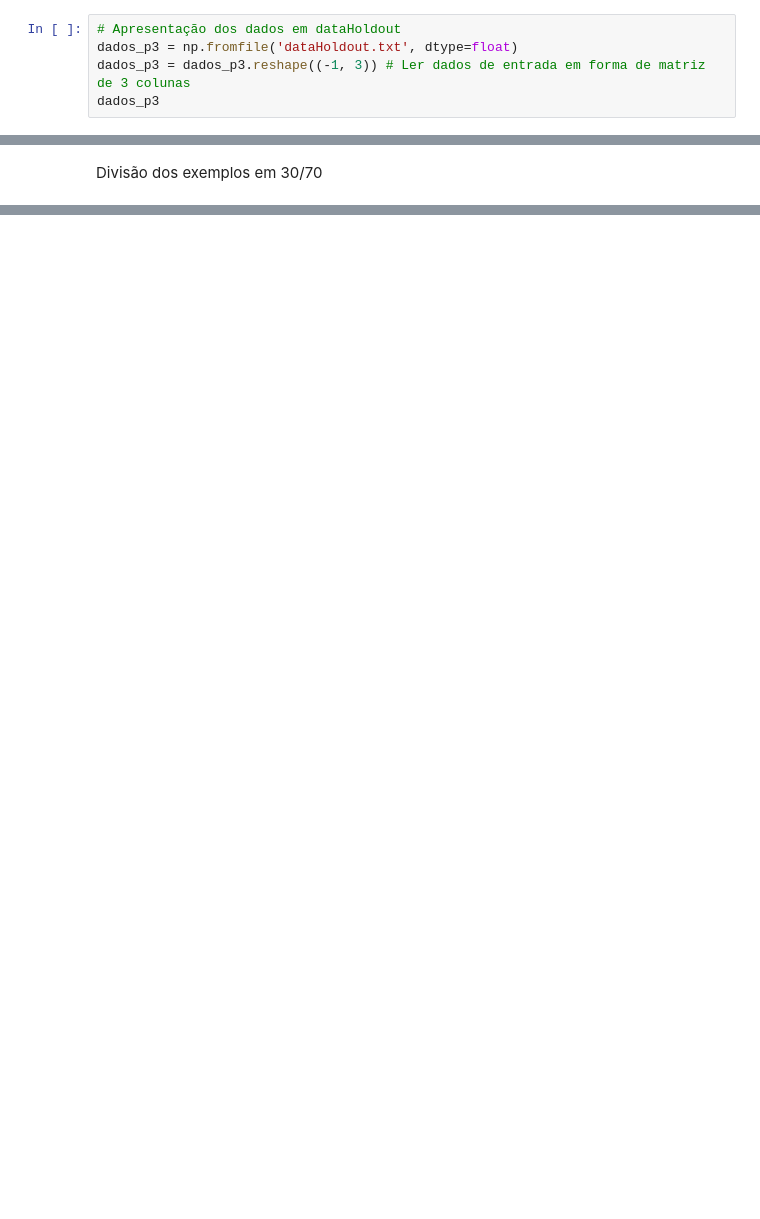
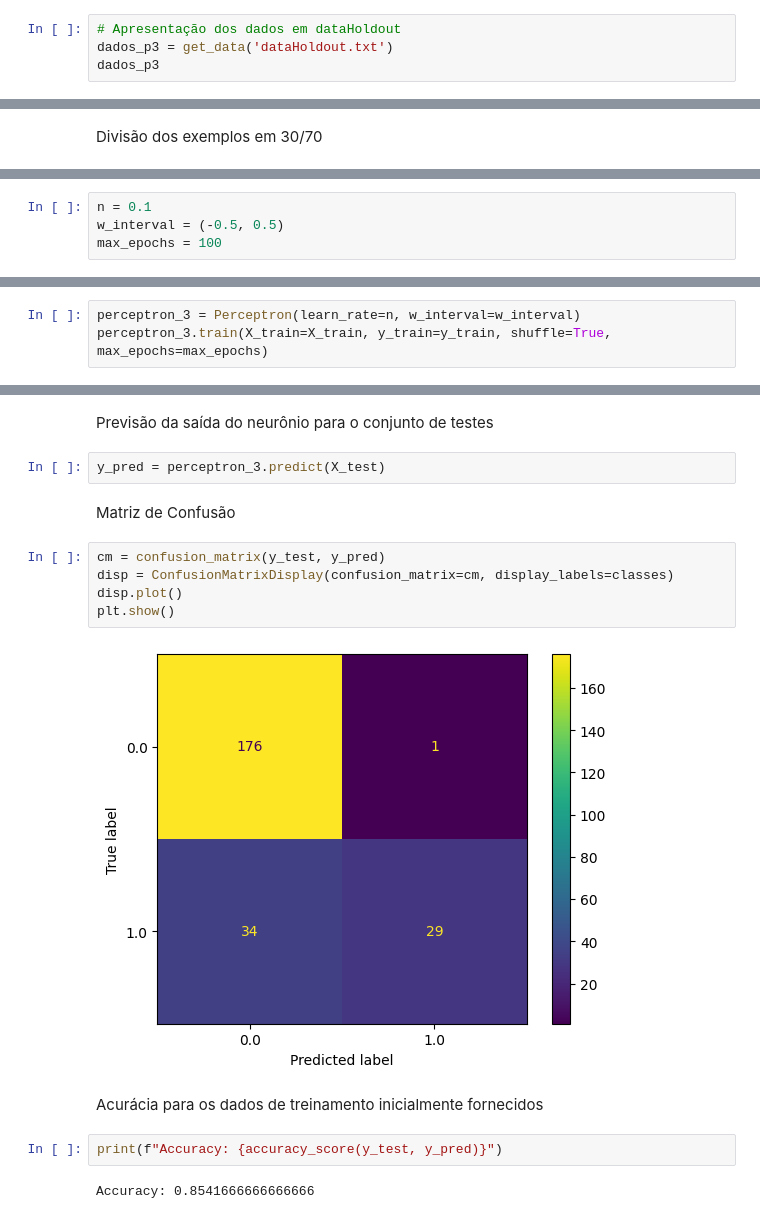
Before and after one commit to PedroYutaroUEA/RNA_PP2.1, a Jupyter notebook: RNA_P21.ipynb, the cells around one changed output, grey strips where cells are left out. Drawn from its saved outputs; the diff is of its cells as text; blank space fills up the shorter version.

```diff
--- a/RNA_P21.ipynb
+++ b/RNA_P21.ipynb
@@ -268,8 +314,7 @@ A pior configuração apresentada nesse experimento foi Taxa de Aprendizado = 0.
 Importando os dados
 # %%
 # Apresentação dos dados em dataHoldout
-dados_p3 = np.fromfile('dataHoldout.txt', dtype=float)
-dados_p3 = dados_p3.reshape((-1, 3)) # Ler dados de entrada em forma de matriz de 3 colunas
+dados_p3 = get_data('dataHoldout.txt')
 dados_p3
 # %% [output]
 array([[-0.29322959, -0.09065359,  1.        ],
@@ -317,0 +370,4 @@ X_train, X_test, y_train, y_test = train_test_split(X, y, test_size=0.3, random_
+# %%
+n = 0.1
+w_interval = (-0.5, 0.5)
+max_epochs = 100
@@ -317,0 +376,3 @@ X_train, X_test, y_train, y_test = train_test_split(X, y, test_size=0.3, random_
+# %%
+perceptron_3 = Perceptron(learn_rate=n, w_interval=w_interval)
+perceptron_3.train(X_train=X_train, y_train=y_train, shuffle=True, max_epochs=max_epochs)
@@ -317,0 +397,19 @@ X_train, X_test, y_train, y_test = train_test_split(X, y, test_size=0.3, random_
+# %% [markdown]
+Previsão da saída do neurônio para o conjunto de testes
+# %%
+y_pred = perceptron_3.predict(X_test)
+# %% [markdown]
+Matriz de Confusão
+# %%
+cm = confusion_matrix(y_test, y_pred)
+disp = ConfusionMatrixDisplay(confusion_matrix=cm, display_labels=classes)
+disp.plot()
+plt.show()
+# %% [output]
+[figure, added]
+# %% [markdown]
+Acurácia para os dados de treinamento inicialmente fornecidos
+# %%
+print(f"Accuracy: {accuracy_score(y_test, y_pred)}")
+# %% [output]
+Accuracy: 0.8541666666666666
```
Also changed, not shown: parts of 33 cells of this notebook.
